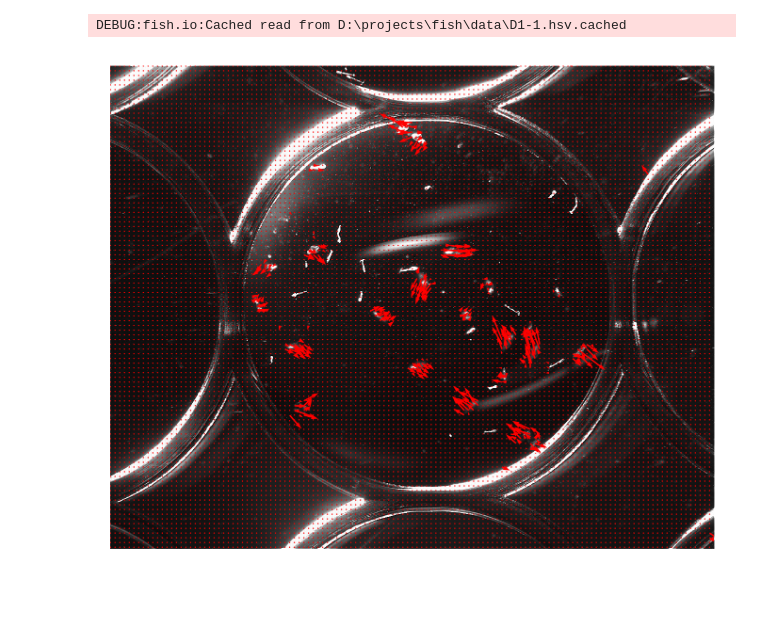
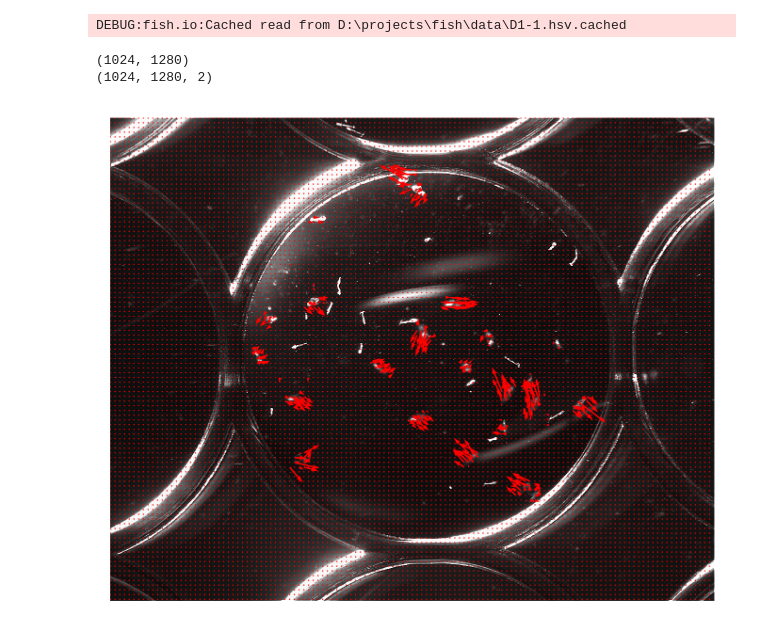
Before and after one commit to JoshKarpel/fish, a Jupyter notebook: dev/optical_flow.ipynb, the cells around one changed output. Cells and saved outputs as stored; diff of their text form; code cells hidden in the pictures; blank space fills up the shorter version.

Commit message:
partial progress on using optical flow to detect objects

```diff
--- a/dev/optical_flow.ipynb
+++ b/dev/optical_flow.ipynb
@@ -37,6 +41,17 @@ DEBUG:fish.io:Cached read from D:\projects\fish\data\D1-1.hsv.cached
+# %%
+dish = fish.find_dish(bgnd)
+dish_mask = dish.mask_like(bgnd)
+# %%
+curr_frame = frames[100]
+curr_frame_masked = fish.apply_mask(curr_frame, dish_mask)
+curr_frame_masked_no_bgnd = fish.subtract_background(curr_frame_masked, bgnd)
+
+next_frame = frames[101]
+next_frame_masked = fish.apply_mask(next_frame, dish_mask)
+next_frame_masked_no_bgnd = fish.subtract_background(next_frame_masked, bgnd)
 # %%
 flow = cv.calcOpticalFlowFarneback(
-    frames[100], frames[101], None,
+    curr_frame_masked_no_bgnd, next_frame_masked_no_bgnd, None,
     pyr_scale = 0.5,
     levels = 3,
     winsize = 11,
@@ -45,20 +60,28 @@ flow = cv.calcOpticalFlowFarneback(
     poly_sigma = 1.1,
     flags = cv.OPTFLOW_FARNEBACK_GAUSSIAN,
 )
+# %%
+print(curr_frame.shape)
+print(flow.shape)
+flow_x = flow[..., 0]
+flow_y = flow[..., 1]
+# %% [output]
+(1024, 1280)
+(1024, 1280, 2)
 # %%
 fig = plt.Figure(figsize = (6,4), dpi = 300)
 ax = fig.add_subplot(111)
 
-ax.imshow(frames[100], cmap="gray", vmin=0, vmax=255)
-ax.quiver(np.arange(1280)[::10], np.arange(1024)[::10], flow[::10, ::10, 0], flow[::10, ::10, 1],
+ax.imshow(curr_frame, cmap="gray", vmin=0, vmax=255)
+ax.quiver(np.arange(1280)[::10], np.arange(1024)[::10], flow_x[::10, ::10], flow_y[::10, ::10],
           color = 'red', scale = 400, pivot = 'tail')
 
 fig.tight_layout()
 ax.axis('off')
 
 fig
 # %% [output]
-[figure, old version]
+[figure, new version]
 # %%
 velocity_norm = np.linalg.norm(flow, axis = -1)
 velocity_norm_image = (velocity_norm * 255 / np.max(velocity_norm)).astype(np.uint8)
```
Also changed, not shown: parts of 16 cells of this notebook, 7 other files.
